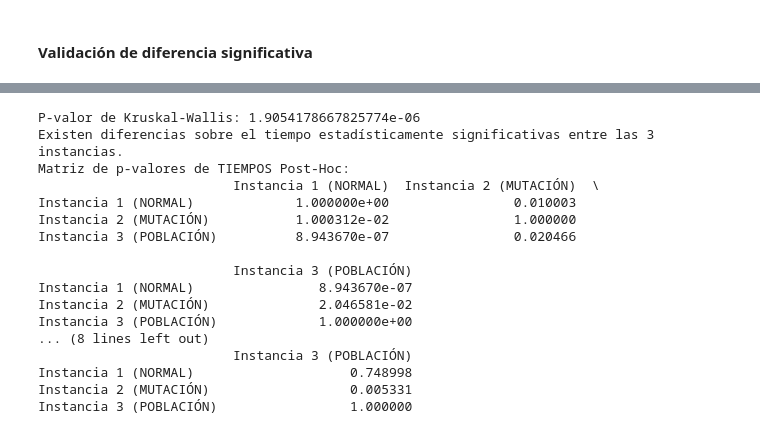
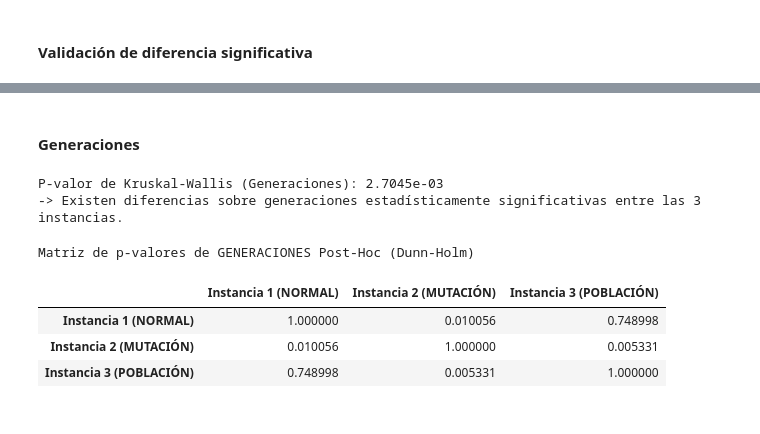
Before and after one commit to GuidoMateoBZ/proyectos-evaluativos-ia, a Jupyter notebook: 1er_Proyecto_Evaluativo_IA/experimento_ag.ipynb, the cells around one changed output, grey strips where cells are left out. Drawn from its saved outputs; the diff is of its cells as text; code cells hidden in the pictures.

```diff
--- a/1er_Proyecto_Evaluativo_IA/experimento_ag.ipynb
+++ b/1er_Proyecto_Evaluativo_IA/experimento_ag.ipynb
@@ -342,65 +467,32 @@ Los datos de generaciones NO son normales (se rechaza H0)
+# %% [markdown]
+#### Generaciones
 # %%
-# Los 3 arrays con los resultados de las 30 ejecuciones c/u
+import scikit_posthocs as sp
 
-# Tiempo
-estadistico, p_valor_kruskal = stats.kruskal(*(res["tiempos"] for res in resultados))
-
-print(f"P-valor de Kruskal-Wallis: {p_valor_kruskal}")
-
-if p_valor_kruskal < 0.05:
-    print("Existen diferencias sobre el tiempo estadísticamente significativas entre las 3 instancias.")
-else:
-    print("No hay evidencia suficiente para decir que una instancia es mejor que otra.")
-
-# Comparación de matriz entre los valores
-import scikit_posthocs as sp
+# --- ANÁLISIS DE GENERACIONES ---
 nombres_instancias = [res["nombre"] for res in resultados]
-
-tiempos_experimento = [res["tiempos"] for res in resultados]
-
-# Test post-hoc de Dunn
-matriz_comparacion = sp.posthoc_dunn(tiempos_experimento, p_adjust='holm')
-# Asignar los nombres a la matriz
-matriz_comparacion.columns = nombres_instancias
-matriz_comparacion.index = nombres_instancias
-print("Matriz de p-valores de TIEMPOS Post-Hoc:")
-print(matriz_comparacion)
-
-# Generaciones
 estadistico, p_valor_kruskal = stats.kruskal(*(res["gens"] for res in resultados))
 
-print(f"P-valor de Kruskal-Wallis: {p_valor_kruskal}")
+print(f"P-valor de Kruskal-Wallis (Generaciones): {p_valor_kruskal:.4e}")
+if p_valor_kruskal < 0.05:
+    print("-> Existen diferencias sobre generaciones estadísticamente significativas entre las 3 instancias.")
+else:
+    print("-> No hay evidencia suficiente para decir que una instancia es mejor que otra en generaciones.")
 
-if p_valor_kruskal < 0.05:
-    print("Existen diferencias sobre generaciones estadísticamente significativas entre las 3 instancias.")
-else:
-    print("No hay evidencia suficiente para decir que una instancia es mejor que otra.")
-
-# Comparación de matriz entre los valores
 generaciones_experimento = [res["gens"] for res in resultados]
 
-# Test post-hoc de Dunn
-matriz_comparacion = sp.posthoc_dunn(generaciones_experimento, p_adjust='holm')
-# Asignar los nombres a la matriz
-matriz_comparacion.columns = nombres_instancias
-matriz_comparacion.index = nombres_instancias
-print("Matriz de p-valores de GENERACIONES Post-Hoc:")
-print(matriz_comparacion)
+# Test post-hoc de Dunn y asignación de nombres
+matriz_generaciones = sp.posthoc_dunn(generaciones_experimento, p_adjust='holm')
+matriz_generaciones.columns = nombres_instancias
+matriz_generaciones.index = nombres_instancias
+
+# Renderizado premium de Generaciones
+mostrar_matriz_estilizada(matriz_generaciones, "Matriz de p-valores de GENERACIONES Post-Hoc (Dunn-Holm)")
 # %% [output]
-P-valor de Kruskal-Wallis: 1.9054178667825774e-06
-Existen diferencias sobre el tiempo estadísticamente significativas entre las 3 instancias.
-Matriz de p-valores de TIEMPOS Post-Hoc:
-                         Instancia 1 (NORMAL)  Instancia 2 (MUTACIÓN)  \
-Instancia 1 (NORMAL)             1.000000e+00                0.010003
-Instancia 2 (MUTACIÓN)           1.000312e-02                1.000000
-Instancia 3 (POBLACIÓN)          8.943670e-07                0.020466
-
-                         Instancia 3 (POBLACIÓN)
-Instancia 1 (NORMAL)                8.943670e-07
-Instancia 2 (MUTACIÓN)              2.046581e-02
-Instancia 3 (POBLACIÓN)             1.000000e+00
-... (8 lines left out)
-                         Instancia 3 (POBLACIÓN)
-Instancia 1 (NORMAL)                    0.748998
-Instancia 2 (MUTACIÓN)                  0.005331
-Instancia 3 (POBLACIÓN)                 1.000000
+P-valor de Kruskal-Wallis (Generaciones): 2.7045e-03
+-> Existen diferencias sobre generaciones estadísticamente significativas entre las 3 instancias.
+Matriz de p-valores de GENERACIONES Post-Hoc (Dunn-Holm)
+|  | Instancia 1 (NORMAL) | Instancia 2 (MUTACIÓN) | Instancia 3 (POBLACIÓN) |
+| Instancia 1 (NORMAL) | 1.000000 | 0.010056 | 0.748998 |
+| Instancia 2 (MUTACIÓN) | 0.010056 | 1.000000 | 0.005331 |
+| Instancia 3 (POBLACIÓN) | 0.748998 | 0.005331 | 1.000000 |
```
Also changed, not shown: parts of 4 cells of this notebook, 2 other files.
